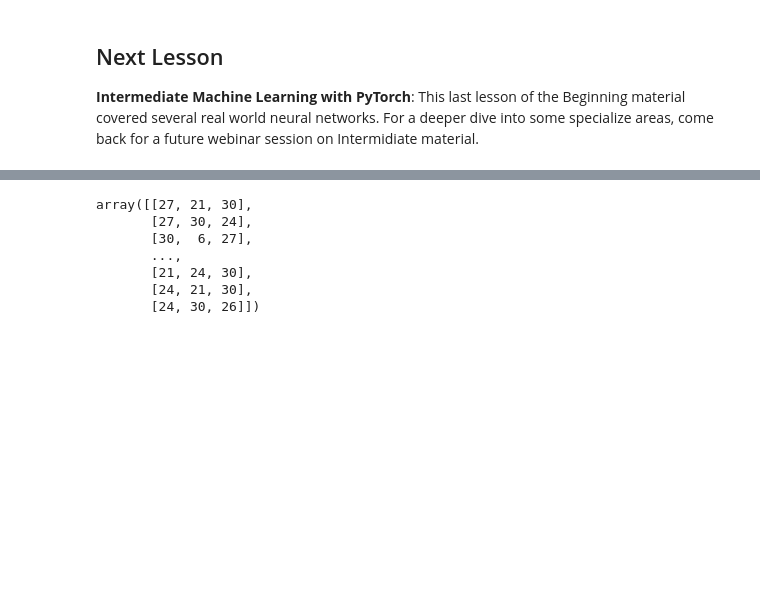
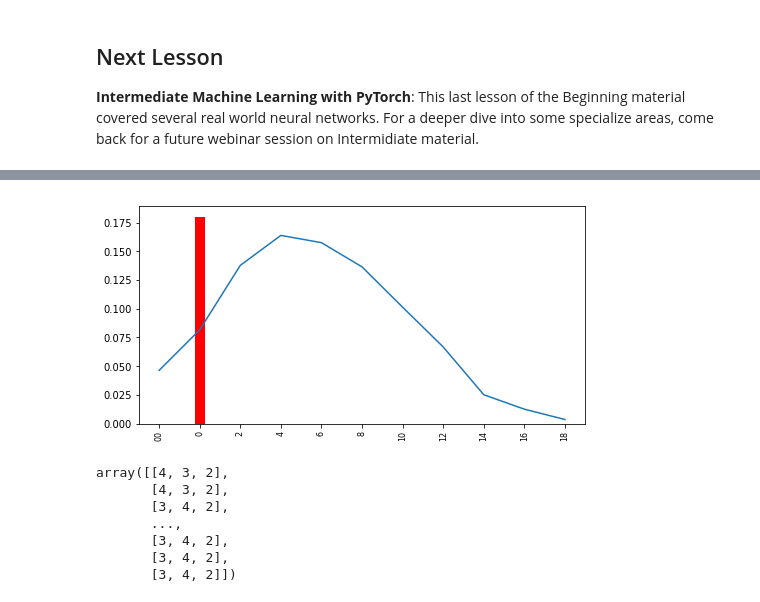
Before and after one commit to DavidMertz/PyTorch-webinar, a Jupyter notebook: NetworkExamples.ipynb, the cells around one changed output, grey strips where cells are left out. Cells and saved outputs as stored; diff of their text form; code cells hidden in the pictures; blank space fills up the shorter version.

```diff
--- a/NetworkExamples.ipynb
+++ b/NetworkExamples.ipynb
@@ -44,5 +64,5 @@ hidden1 = int(in_dim * 2 + (in_dim * (in_dim-1) / 2) + 1)
 out_dim = Y.shape[1]
 
 # The sizes of the "inference layers"/
-hidden2 = hidden3 = 2 * out_dim
+hidden2 = hidden3 = hidden4 = 2 * out_dim
 # %%
@@ -116,6 +152,0 @@ Y_test  = torch.from_numpy(Y_test.values)[:, np.newaxis].float()
-# %%
-## Now run model
-learning_rate = 1e-5
-loss_fn = torch.nn.MSELoss(reduction='mean')
-optimizer = torch.optim.Adam(model.parameters(), lr=learning_rate)
-do_training(model, X_train, Y_train, optimizer)
@@ -163,0 +178,8 @@ Estimated Total Size (MB): 0.02
+# %%
+%%time
+## Now run model
+learning_rate = 1e-4
+loss_fn = torch.nn.MSELoss()
+
+optimizer = torch.optim.Adam(model.parameters(), lr=learning_rate)
+do_training(model, X_train, Y_train, optimizer, loss_fn)
@@ -164,12 +205,25 @@ Estimated Total Size (MB): 0.02
+# %%
+from random import randrange
+
+ndx = randrange(len(X_test))
+probs = model(X_test[ndx])
+truth = torch.argmax(Y_test[ndx]).item()
+
+plt.figure(figsize=(8, 4))
+plt.plot(labels, probs.cpu().detach().numpy())
+plt.bar(truth, 1.1*max(probs.cpu().detach().numpy()), width=.25, color='red')
+plt.xticks(range(len(labels)), labels, fontsize=8, rotation='vertical');
+# %% [output]
+[figure, added]
 # %%
-y_pred = model(X_test).detach().numpy().argsort(axis=1)[:,:-4:-1]
+y_pred = model(X_test).cpu().detach().numpy().argsort(axis=1)[:,:-4:-1]
 y_pred
 # %% [output]
-array([[27, 21, 30],
-       [27, 30, 24],
-       [30,  6, 27],
+array([[4, 3, 2],
+       [4, 3, 2],
+       [3, 4, 2],
        ...,
-       [21, 24, 30],
-       [24, 21, 30],
-       [24, 30, 26]])
+       [3, 4, 2],
+       [3, 4, 2],
+       [3, 4, 2]])
 # %%
```
Also changed, not shown: parts of 13 cells of this notebook, 2 other files.
